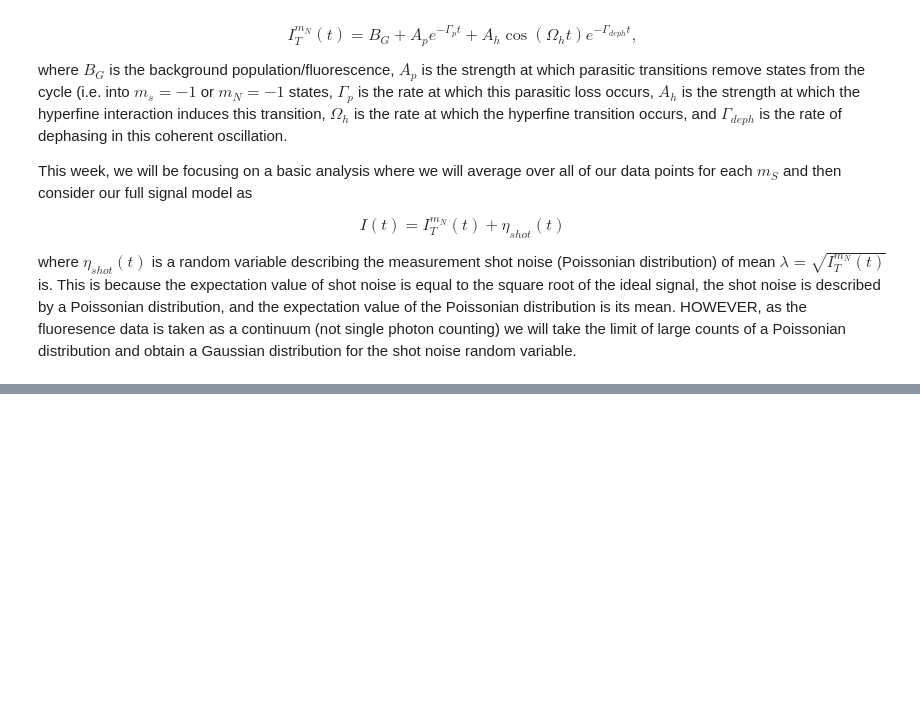
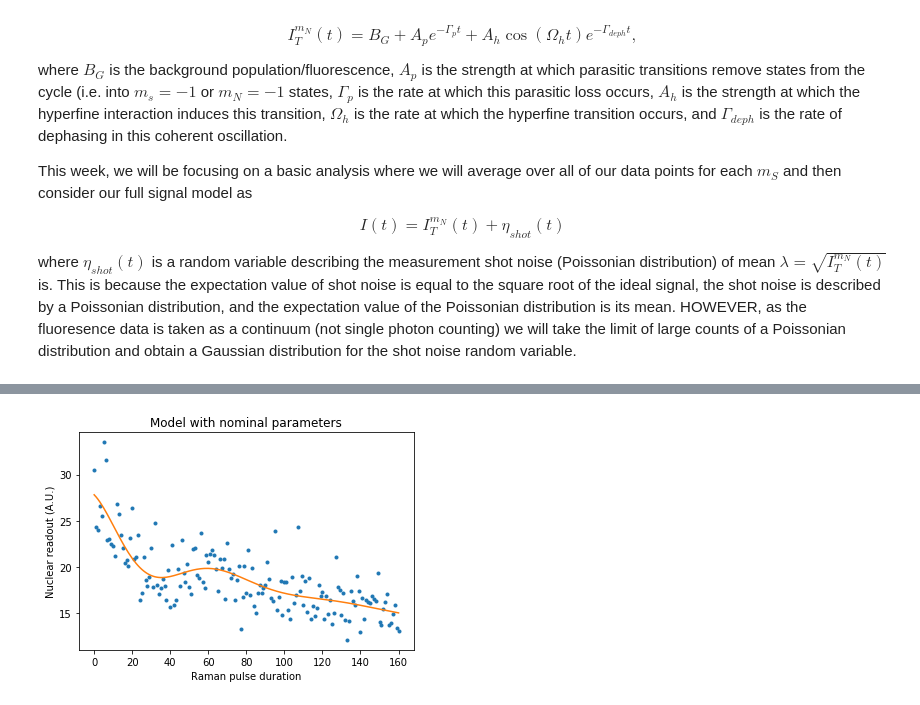
Before and after one commit to phys201/raman_rabi, a Jupyter notebook: tutorial.ipynb, the cells around one changed output, grey strips where cells are left out. Saved outputs shown, nothing was run; the diff lists cells and outputs as text; code cells hidden in the pictures; blank space fills up the shorter version.

```diff
--- a/tutorial.ipynb
+++ b/tutorial.ipynb
@@ -40,0 +51,29 @@ where $\eta_{shot}(t)$ is a random variable describing the measurement shot nois
+# %%
+testfilepath = "testdata/21.07.56_Pulse Experiment_E1 Raman Pol p0 Rabi Rep Readout - -800 MHz, ND0.7 Vel1, Presel 6 (APD2, Win 3)_ID10708_image.txt"
+s = RRDataContainer(testfilepath)
+mN1_data = s
+time_min = 0
+time_max = 40
+BG = 6.1
+Ap =16.6881
+Gammap = 1/63.8806
+Ah = 5.01886
+Omegah = -np.pi/8.77273
+Gammadeph = 1/8.5871
+
+plotting_BG = 6.1
+plotting_Ap = 16.6881
+plotting_Ah = 5.01886
+s_likelihood, prediction = rr_model.likelihood_mN1(mN1_data, time_min, time_max, plotting_BG,
+                                                   plotting_Ap, Gammap, plotting_Ah, Omegah, Gammadeph)
+
+conversion = 1000 # conversion factor between fluorescence and number of nuclei
+averaged_data = conversion*s.get_df().mean(axis=0)
+plt.plot(averaged_data,linestyle='None',marker='.')
+plt.plot(prediction)
+plt.title('Model with nominal parameters')
+plt.xlabel('Raman pulse duration')
+plt.ylabel('Nuclear readout (A.U.)')
+plt.show()
+# %% [output]
+[figure, added]
```
Also changed, not shown: parts of 5 cells of this notebook, 2 other files.
